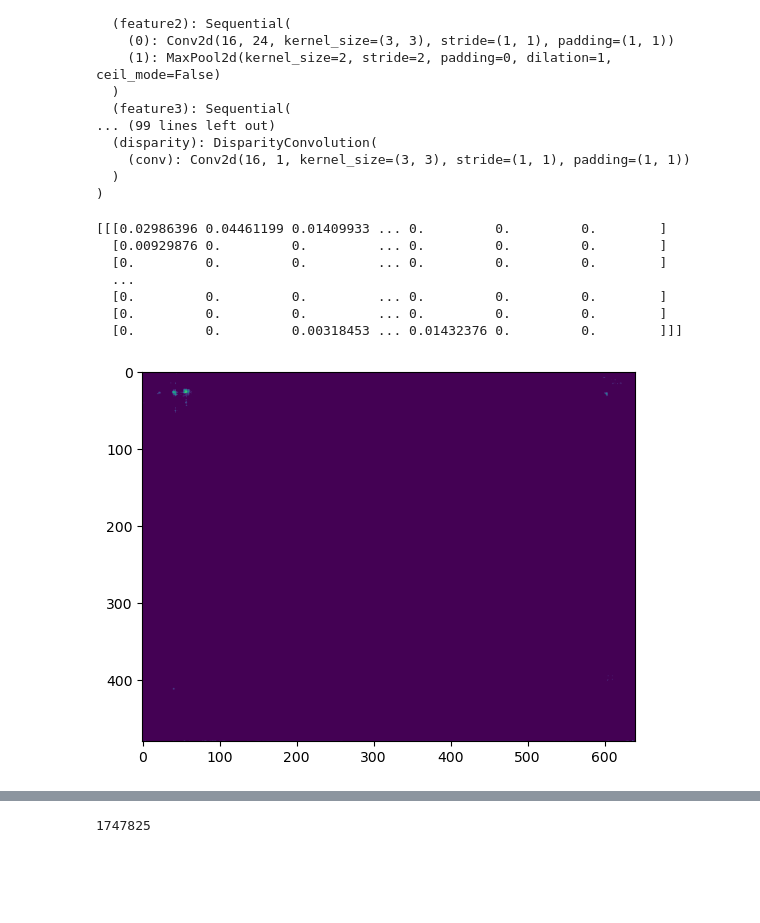
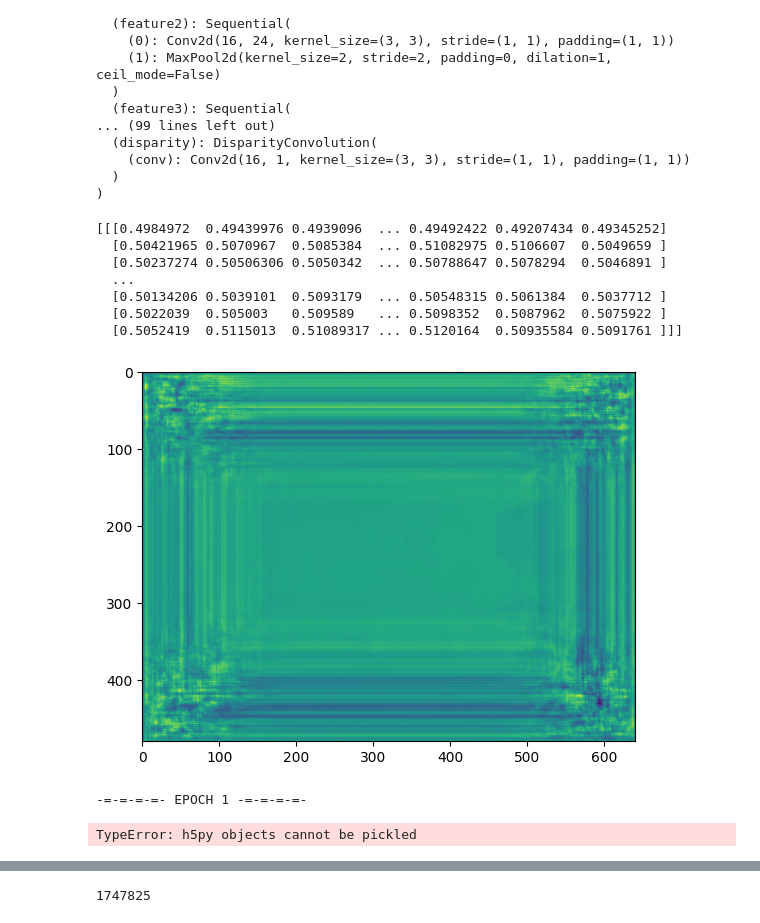
Before and after one commit to BoppleOpple/MonocularDepthPredictor, a Jupyter notebook: depthPredictor.ipynb, the cells around one changed output, grey strips where cells are left out. Drawn from its saved outputs; the diff is of its cells as text; code cells hidden in the pictures; blank space fills up the shorter version.

```diff
--- a/depthPredictor.ipynb
+++ b/depthPredictor.ipynb
@@ -40,8 +43,8 @@ class NYUDepthDataset (Dataset):
 			rgb_image = self.transform(rgb_image)
 		if self.target_transform:
 			depth_image = self.target_transform(depth_image)
-			# norm = transforms.Normalize(mean=depth_image.mean(), std=depth_image.std())
-			# depth_image = norm(depth_image)
+			depth_image -= depth_image.min()
+			depth_image /= depth_image.max()
 
 		return rgb_image, depth_image
 # %%
@@ -99,20 +109,21 @@ class fDense (nn.Module):
 			layerInputChannels = inChannels + k*i
 
 			self.layers.append(nn.Sequential(
-				nn.BatchNorm2d(layerInputChannels),
-				nn.ReLU(),
-				nn.Conv2d(layerInputChannels, k, 3, stride=1, padding=1)
+				nn.BatchNorm2d(layerInputChannels).to(device),
+				nn.ReLU().to(device),
+				nn.Conv2d(layerInputChannels, k, 3, stride=1, padding=1).to(device)
 			))
 
 		# 1x1 convolution to remap to correct channel number
-		self.layers.append(nn.Conv2d(inChannels + k*l, outChannels, 1))
+		self.layers.append(nn.Conv2d(inChannels + k*l, outChannels, 1).to(device))
 
 	def forward(self, x):
 		# TODO make numpy arr
 		layerOutputs = [x]
 
 		for layer in self.layers:
-			layerOutputs.append(layer(torch.cat(layerOutputs, dim=1)))
+			layerOutputs.append(layer(torch.cat(layerOutputs, dim=1).to(device)))
+
 
 		return layerOutputs[-1]
 # %%
@@ -141,8 +152,8 @@ class DisparityConvolution (nn.Module):
 
 	def forward(self, x):
 		# paper uses sigmoid, switching to relu for data
-		# x = F.sigmoid(self.conv(x))
-		x = F.relu(self.conv(x))
+		x = F.sigmoid(self.conv(x))
+		# x = F.relu(self.conv(x))
 		return x
 # %%
 class FastMDE (nn.Module):
@@ -230,19 +241,19 @@ FastMDE(
   )
 )
 # %%
-output = model.forward(default_collate([NYU_data[i][0] for i in range(2)]))
+output = model.forward(default_collate([NYU_data[i][0].to(device) for i in range(2)]))
 
-plt.imshow(npImage(output[0]))
-print(output.detach().numpy()[0])
+plt.imshow(npImage(output[0].cpu()))
+print(output.cpu().detach().numpy()[0])
 # %% [output]
-[[[0.02986396 0.04461199 0.01409933 ... 0.         0.         0.        ]
-  [0.00929876 0.         0.         ... 0.         0.         0.        ]
-  [0.         0.         0.         ... 0.         0.         0.        ]
+[[[0.4984972  0.49439976 0.4939096  ... 0.49492422 0.49207434 0.49345252]
+  [0.50421965 0.5070967  0.5085384  ... 0.51082975 0.5106607  0.5049659 ]
+  [0.50237274 0.50506306 0.5050342  ... 0.50788647 0.5078294  0.5046891 ]
   ...
-  [0.         0.         0.         ... 0.         0.         0.        ]
-  [0.         0.         0.         ... 0.         0.         0.        ]
-  [0.         0.         0.00318453 ... 0.01432376 0.         0.        ]]]
+  [0.50134206 0.5039101  0.5093179  ... 0.50548315 0.5061384  0.5037712 ]
+  [0.5022039  0.505003   0.509589   ... 0.5098352  0.5087962  0.5075922 ]
+  [0.5052419  0.5115013  0.51089317 ... 0.5120164  0.50935584 0.5091761 ]]]
-[figure, old version]
+[figure, new version]
 # %%
 # https://ieeexplore-ieee-org.wv-o-ursus-proxy02.ursus.maine.edu/document/8205954
 
@@ -306,6 +317,10 @@ for epoch in range(EPOCHS):
 	with torch.no_grad():
 		for i, vdata in enumerate(NYU_testingDataLoader):
 			vinputs, vlabels = vdata
+
+			vinputs = vinputs.to(device)
+			vlabels = vlabels.to(device)
+
 			voutputs = model(vinputs)
 			vloss = criterion(voutputs, vlabels)
 			running_vloss += vloss
@@ -313,6 +328,9 @@ for epoch in range(EPOCHS):
 	avg_vloss = running_vloss / (i + 1)
 	v_losses.append(avg_vloss)
 
-	print(f'Training loss: {avg_loss}')
-	print(f'Testing loss: {avg_vloss}')
+	print(f'Training loss (MSE): {avg_loss}')
+	print(f'Testing loss (MSE): {avg_vloss}')
+# %% [output]
+-=-=-=-=- EPOCH 1 -=-=-=-=-
+TypeError: h5py objects cannot be pickled
 # %%
```
Also changed, not shown: parts of 6 cells of this notebook.
